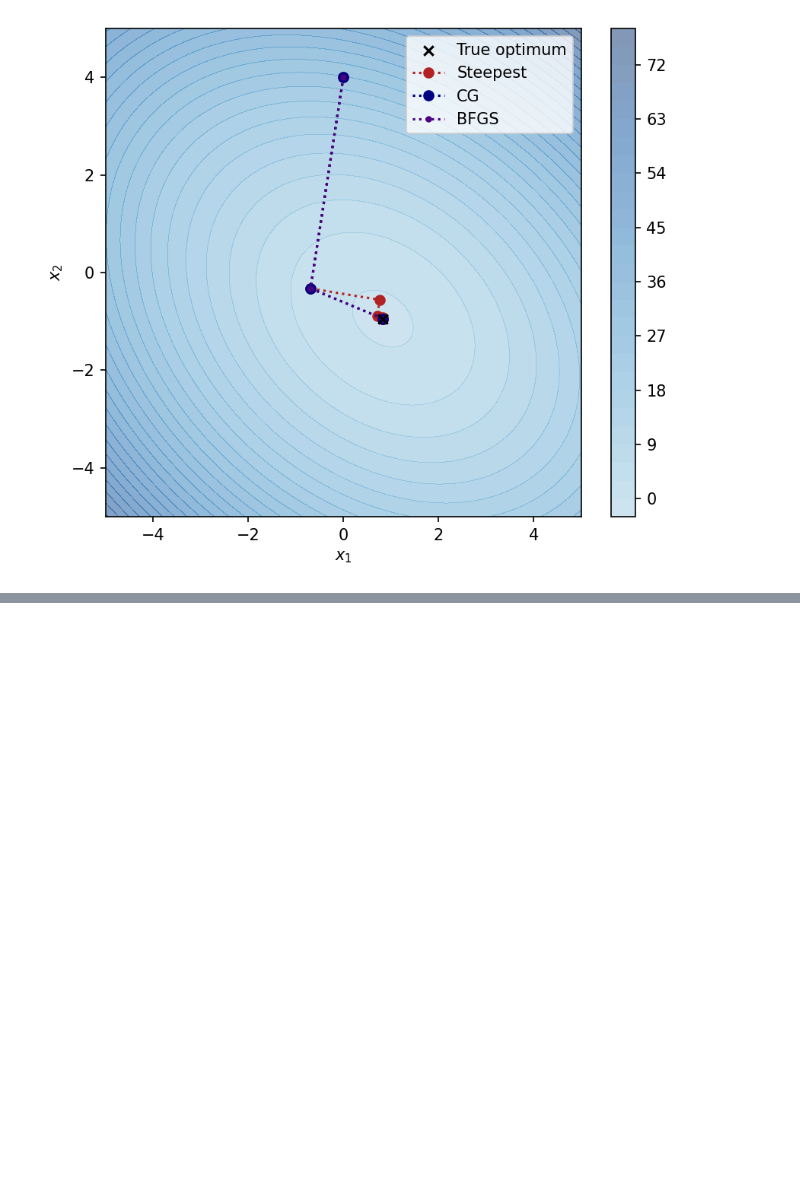
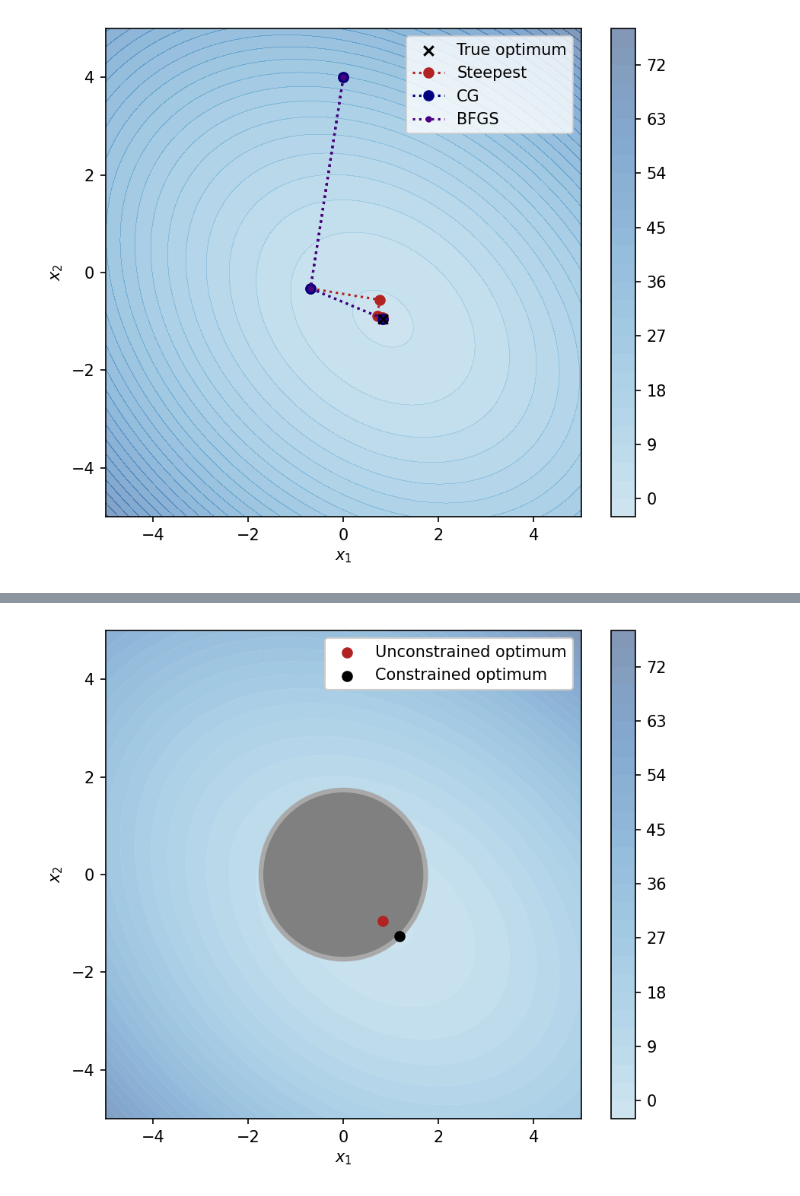
Before and after one commit to mahsanghani/code_abbey, a Jupyter notebook: projects/convex/problems.ipynb, the cells around one changed output, grey strips where cells are left out. Cells and saved outputs as stored; diff of their text form; code cells hidden in the pictures; blank space fills up the shorter version.

Commit message:
constrained

```diff
--- a/projects/convex/problems.ipynb
+++ b/projects/convex/problems.ipynb
@@ -466,0 +494,7 @@ plt.show()
+# %%
+#A very poor initial estimation oposite to the central hole
+sol_cons = minimize(obj_fun, x0, jac=gradient_fun,
+                    constraints={"type":"ineq", "fun":cons_fun, "grad":cons_grad},
+                    method="SLSQP")
+
+print(sol_cons)
@@ -466,0 +548,22 @@ plt.show()
+# %%
+fig, ax = plt.subplots(figsize=[6, 5], dpi=150)
+
+surf = ax.contourf(X1, X2, y_cons, antialiased=True, cmap="Blues", alpha=0.5, levels=25, vmin=-50)
+
+circle = plt.Circle((0, 0), np.sqrt(3), facecolor='grey', edgecolor="darkgrey", linewidth=3, alpha=1.0, zorder=1)
+ax.add_patch(circle)
+
+ax.scatter([true_optima[0]],  [true_optima[1]], marker="o", color="firebrick", label="Unconstrained optimum", zorder=2)
+ax.scatter([sol_cons.x[0]],  [sol_cons.x[1]], marker="o", color="black", label="Constrained optimum", zorder=3)
+ax.legend(framealpha=1)
+
+ax.set_xlabel("$x_1$")
+ax.set_ylabel("$x_2$")
+
+fig.colorbar(surf)
+
+plt.tight_layout()
+
+plt.show()
+# %% [output]
+[figure, added]
```
Also changed, not shown: parts of 5 cells of this notebook.
